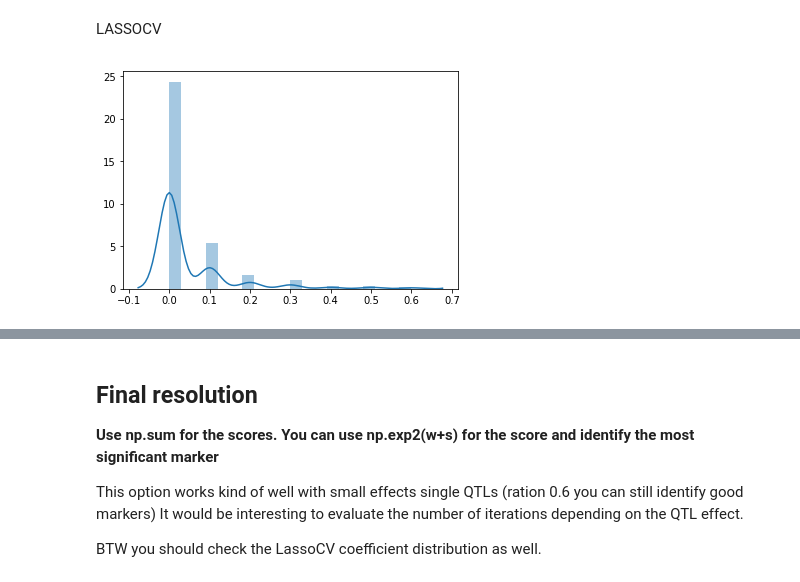
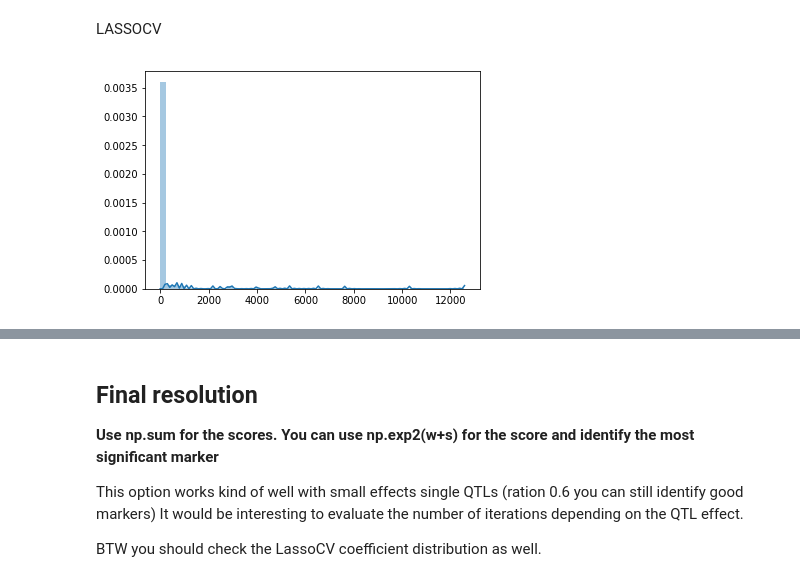
Before and after one commit to aariani/Gepts_Lab_Book, a Jupyter notebook: QTLmap/MLQTLs/mlQTLs_notebook.ipynb, the cells around one changed output, grey strips where cells are left out. Cells and saved outputs as stored; diff of their text form; code cells hidden in the pictures.

```diff
--- a/QTLmap/MLQTLs/mlQTLs_notebook.ipynb
+++ b/QTLmap/MLQTLs/mlQTLs_notebook.ipynb
@@ -75,7 +39,7 @@ def optimize_weights(X, y, cv):
     model.fit(X,y)
     return model.coef_
 
-def mlQTLs_analysis(X, y, n_estimators=100,
+def mlQTLs_analysis(X, y, n_estimators=500,
                     max_samples = 0.8, cv = 5, random_state=42):
     '''main function that will call the other functions'''
     all_w = []
@@ -91,8 +55,8 @@ def mlQTLs_analysis(X, y, n_estimators=100,
         #2) Sum the scores
         #3) for optimization purpose I will return the full  coeff_array
     all_w = np.array(all_w)
-    w= np.percentile(all_w, 95, axis=0)
+    w= np.sum(all_w, axis=0)
     bin_matrix = np.where(all_w>0, 1, 0)
-    s_scores = np.sum(bin_matrix, axis=0)/n_estimators
+    s_scores = np.sum(bin_matrix, axis=0)
     return w, s_scores
 # %% [markdown]
@@ -141,9 +175,10 @@ from sklearn.model_selection import train_test_split
 X = cross_numeric.values
 y = y.values
 
-weights, scores = mlQTLs_analysis(X, y, n_estimators=10)
+weights, scores = mlQTLs_analysis(X, y)
 # %%
-sns.distplot(scores)
+vals =weights*scores
+sns.distplot(vals)
 plt.show()
 # %% [output]
-[figure, old version]
+[figure, new version]
```
Also changed, not shown: parts of 32 cells of this notebook, 2 other files.
